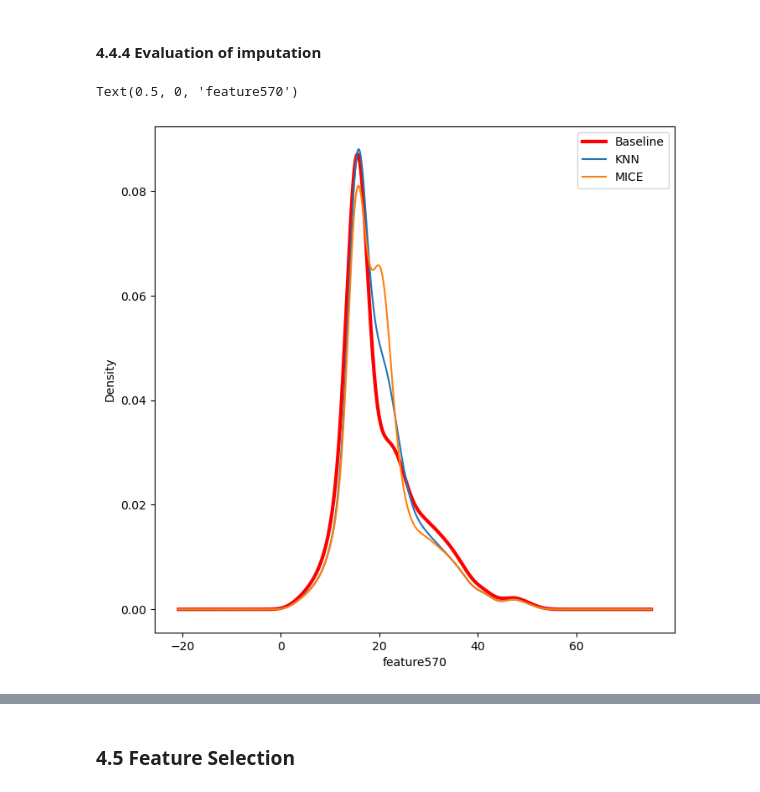
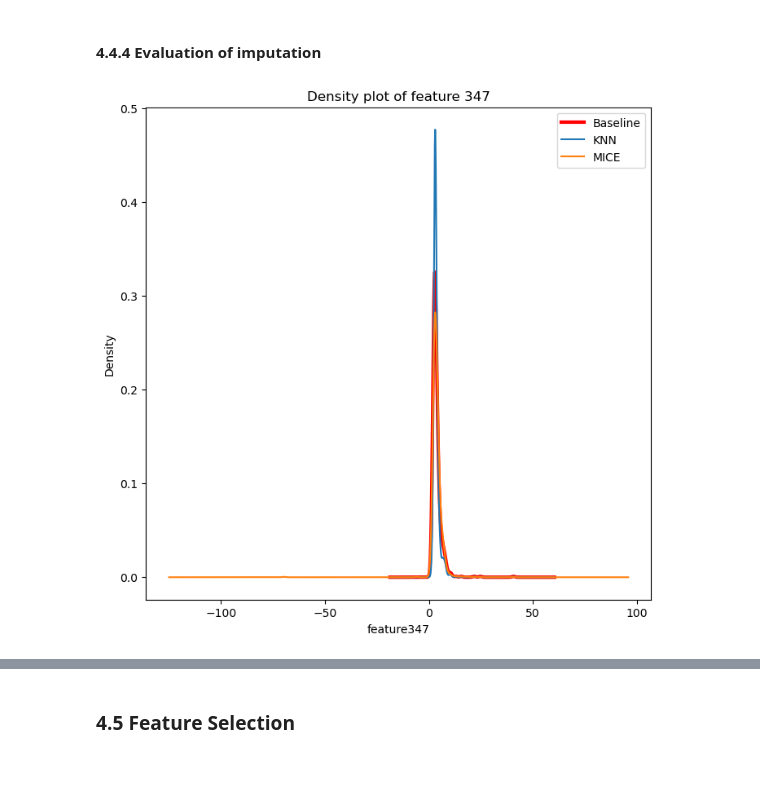
Before and after one commit to Landschy/datamining-htw, a Jupyter notebook: scripts/Behzad.ipynb, the cells around one changed output, grey strips where cells are left out. Drawn from its saved outputs; the diff is of its cells as text; code cells hidden in the pictures.

```diff
--- a/scripts/Behzad.ipynb
+++ b/scripts/Behzad.ipynb
@@ -434,11 +486,11 @@ plt.show()
 [figure]
 # %%
 # Defining a threshold to remove the values above it
-threshold= 1
+threshold= 0.7
 pct_null = X_train.isnull().sum() / len(X_train)
 missing_value_cols = pct_null[pct_null >= threshold].index
 
-# number of features containing more than the threshold of missing values
+# number of features containing more than 55% missing values
 print(len(missing_value_cols))
 print(missing_value_cols)
 
@@ -586,7 +636,7 @@ def MissingValueImputation(X, Imputer) :
     elif Imputer == 'MICE' :
 
         #define imputer
-        MICE_imputer = IterativeImputer(max_iter=2, sample_posterior=False, random_state=40)
+        MICE_imputer = IterativeImputer(max_iter=20, sample_posterior=False, random_state=100)
 
         #fit dataset
         return(MICE_imputer.fit_transform(X))
@@ -613,17 +663,17 @@ X_train_MICE.isna().sum().sum()
 # %% [markdown]
 #### 4.4.4 Evaluation of imputation
 # %%
-# Visualization of a variable with most missing values and less than 40% of missing values
+# Visualization of a variable with most missing values
 
-X_train['feature570'].plot(kind='kde',c='red',linewidth=3)
-X_train_KNN['feature570'].plot(kind='kde')
-X_train_MICE['feature570'].plot(kind='kde')
+X_train['feature347'].plot(kind='kde',c='red',linewidth=3)
+X_train_KNN['feature347'].plot(kind='kde')
+X_train_MICE['feature347'].plot(kind='kde')
 labels = ['Baseline', 'KNN','MICE']
 plt.legend(labels)
-plt.xlabel('feature570')
+plt.xlabel('feature347')
+plt.gca().set(title='Density plot of feature 347');
 # %% [output]
-Text(0.5, 0, 'feature570')
-[figure, old version]
+[figure, new version]
 # %%
 # plot the std of the features with more than 3% of missing values before and after imputation with knn and mice
 feature_missing_sum = pd.DataFrame((X_train.isna()).sum())
```
Also changed, not shown: parts of 126 cells of this notebook, 7 other files.
